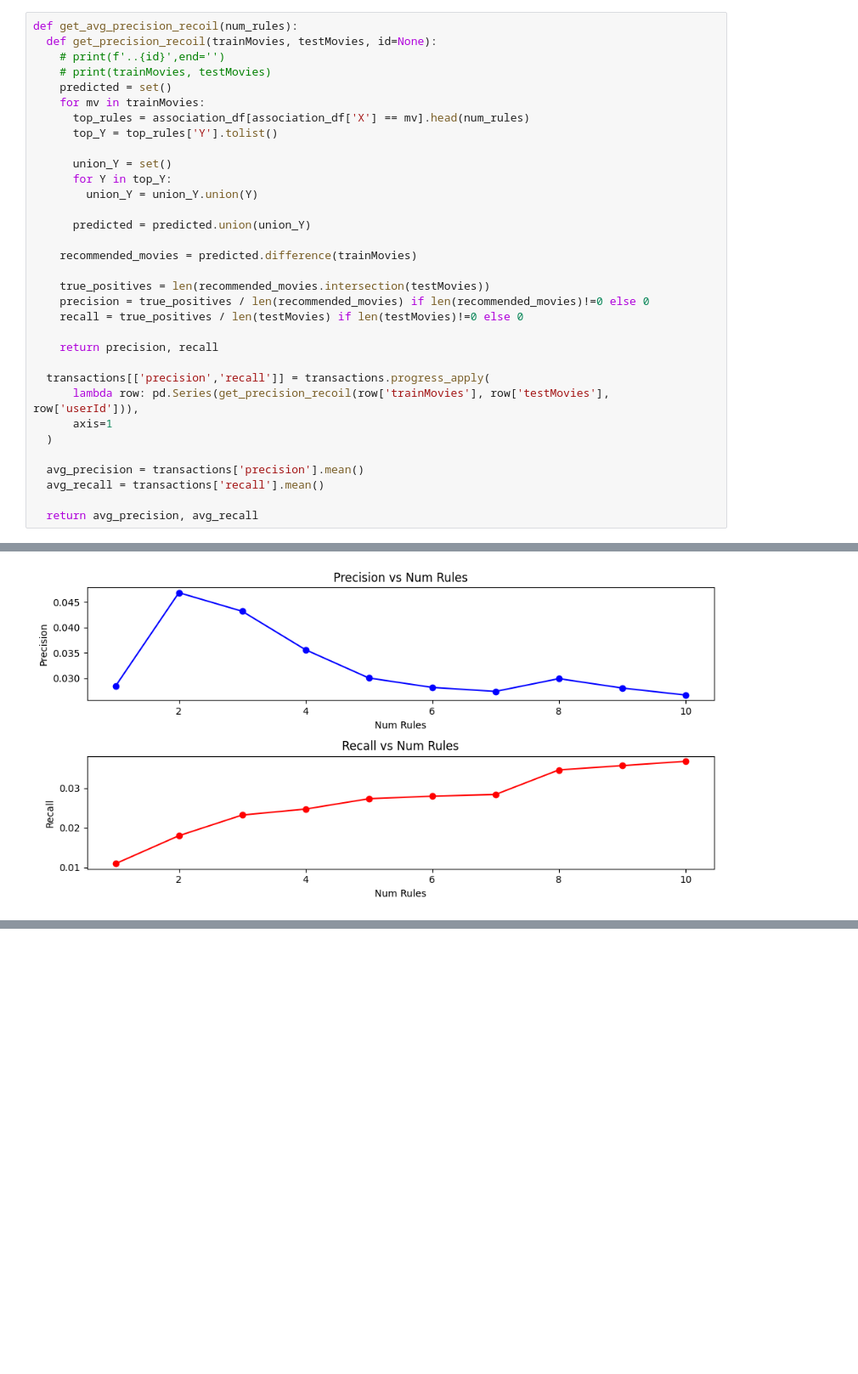
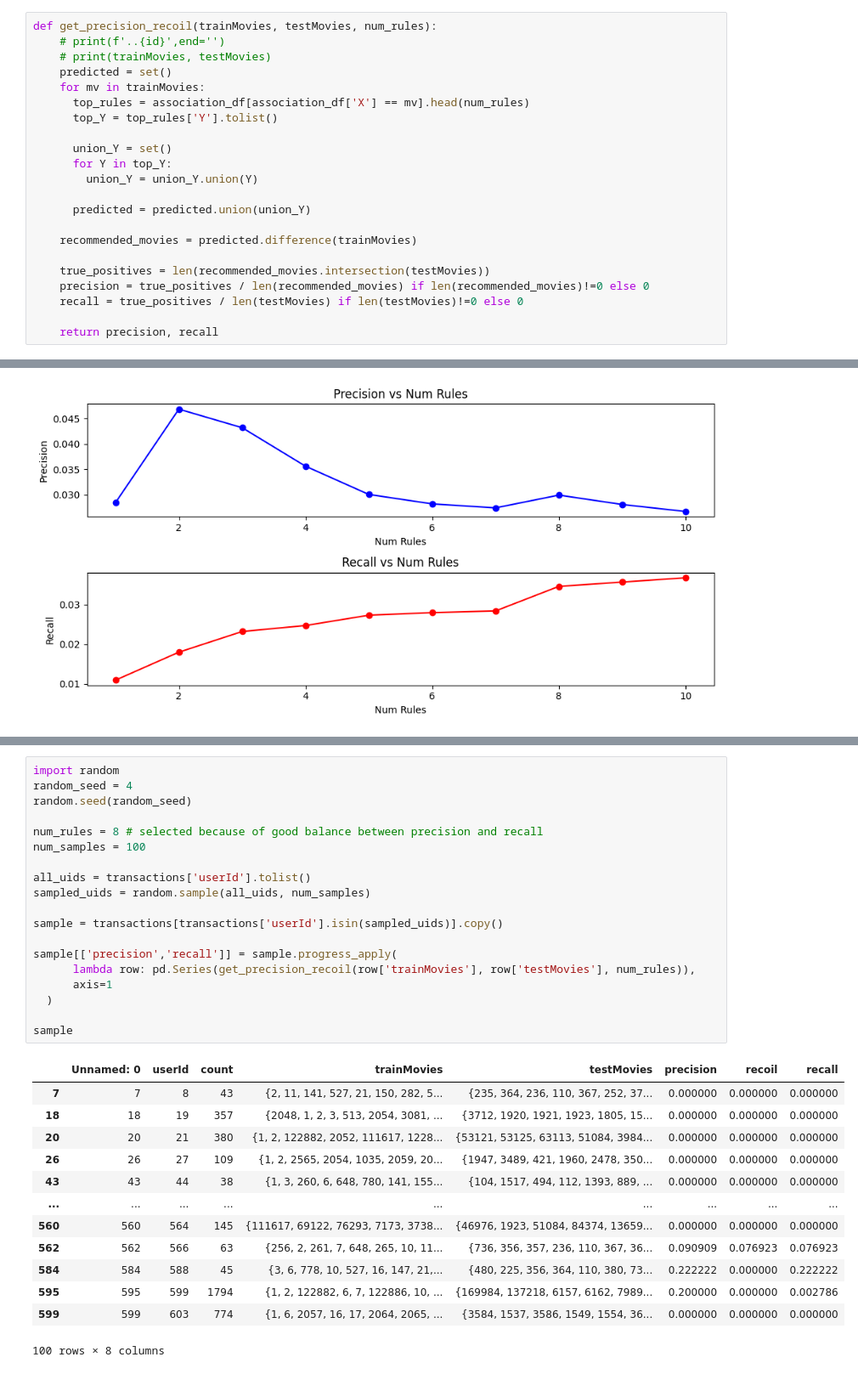
Before and after one commit to Data-Analytics-IIITH/A3, a Jupyter notebook: 3_recommender.ipynb, the cells around one changed output, grey strips where cells are left out. Shown at 85% size. Cells and saved outputs as stored; diff of their text form; blank space fills up the shorter version.

```diff
--- a/3_recommender.ipynb
+++ b/3_recommender.ipynb
@@ -598,8 +598,7 @@ common_df
 # %%
 association_df = association_df.sort_values(by='Confidence', ascending=False).reset_index(drop=True)
 # %%
-def get_avg_precision_recoil(num_rules):
-  def get_precision_recoil(trainMovies, testMovies, id=None):
+def get_precision_recoil(trainMovies, testMovies, num_rules):
     # print(f'..{id}',end='')
     # print(trainMovies, testMovies)
     predicted = set()
@@ -620,13 +619,3 @@ def get_avg_precision_recoil(num_rules):
     recall = true_positives / len(testMovies) if len(testMovies)!=0 else 0
 
     return precision, recall
-
-  transactions[['precision','recall']] = transactions.progress_apply(
-      lambda row: pd.Series(get_precision_recoil(row['trainMovies'], row['testMovies'], row['userId'])),
-      axis=1
-  )
-
-  avg_precision = transactions['precision'].mean()
-  avg_recall = transactions['recall'].mean()
-
-  return avg_precision, avg_recall
@@ -756,0 +759,33 @@ plt.show()
+# %%
+import random
+random_seed = 4
+random.seed(random_seed)
+
+num_rules = 8 # selected because of good balance between precision and recall
+num_samples = 100
+
+all_uids = transactions['userId'].tolist()
+sampled_uids = random.sample(all_uids, num_samples)
+
+sample = transactions[transactions['userId'].isin(sampled_uids)].copy()
+
+sample[['precision','recall']] = sample.progress_apply(
+      lambda row: pd.Series(get_precision_recoil(row['trainMovies'], row['testMovies'], num_rules)),
+      axis=1
+  )
+
+sample
+# %% [output]
+|  | Unnamed: 0 | userId | count | trainMovies | testMovies | precision | recoil | recall |
+| 7 | 7 | 8 | 43 | {2, 11, 141, 527, 21, 150, 282, 5... | {235, 364, 236, 110, 367, 252, 37... | 0.000000 | 0.000000 | 0.000000 |
+| 18 | 18 | 19 | 357 | {2048, 1, 2, 3, 513, 2054, 3081, ... | {3712, 1920, 1921, 1923, 1805, 15... | 0.000000 | 0.000000 | 0.000000 |
+| 20 | 20 | 21 | 380 | {1, 2, 122882, 2052, 111617, 1228... | {53121, 53125, 63113, 51084, 3984... | 0.000000 | 0.000000 | 0.000000 |
+| 26 | 26 | 27 | 109 | {1, 2, 2565, 2054, 1035, 2059, 20... | {1947, 3489, 421, 1960, 2478, 350... | 0.000000 | 0.000000 | 0.000000 |
+| 43 | 43 | 44 | 38 | {1, 3, 260, 6, 648, 780, 141, 155... | {104, 1517, 494, 112, 1393, 889, ... | 0.000000 | 0.000000 | 0.000000 |
+| ... | ... | ... | ... | ... | ... | ... | ... | ... |
+| 560 | 560 | 564 | 145 | {111617, 69122, 76293, 7173, 3738... | {46976, 1923, 51084, 84374, 13659... | 0.000000 | 0.000000 | 0.000000 |
+| 562 | 562 | 566 | 63 | {256, 2, 261, 7, 648, 265, 10, 11... | {736, 356, 357, 236, 110, 367, 36... | 0.090909 | 0.076923 | 0.076923 |
+| 584 | 584 | 588 | 45 | {3, 6, 778, 10, 527, 16, 147, 21,... | {480, 225, 356, 364, 110, 380, 73... | 0.222222 | 0.000000 | 0.222222 |
+| 595 | 595 | 599 | 1794 | {1, 2, 122882, 6, 7, 122886, 10, ... | {169984, 137218, 6157, 6162, 7989... | 0.200000 | 0.000000 | 0.002786 |
+| 599 | 599 | 603 | 774 | {1, 6, 2057, 16, 17, 2064, 2065, ... | {3584, 1537, 3586, 1549, 1554, 36... | 0.000000 | 0.000000 | 0.000000 |
+100 rows × 8 columns
```
Also changed, not shown: parts of 3 cells of this notebook.
